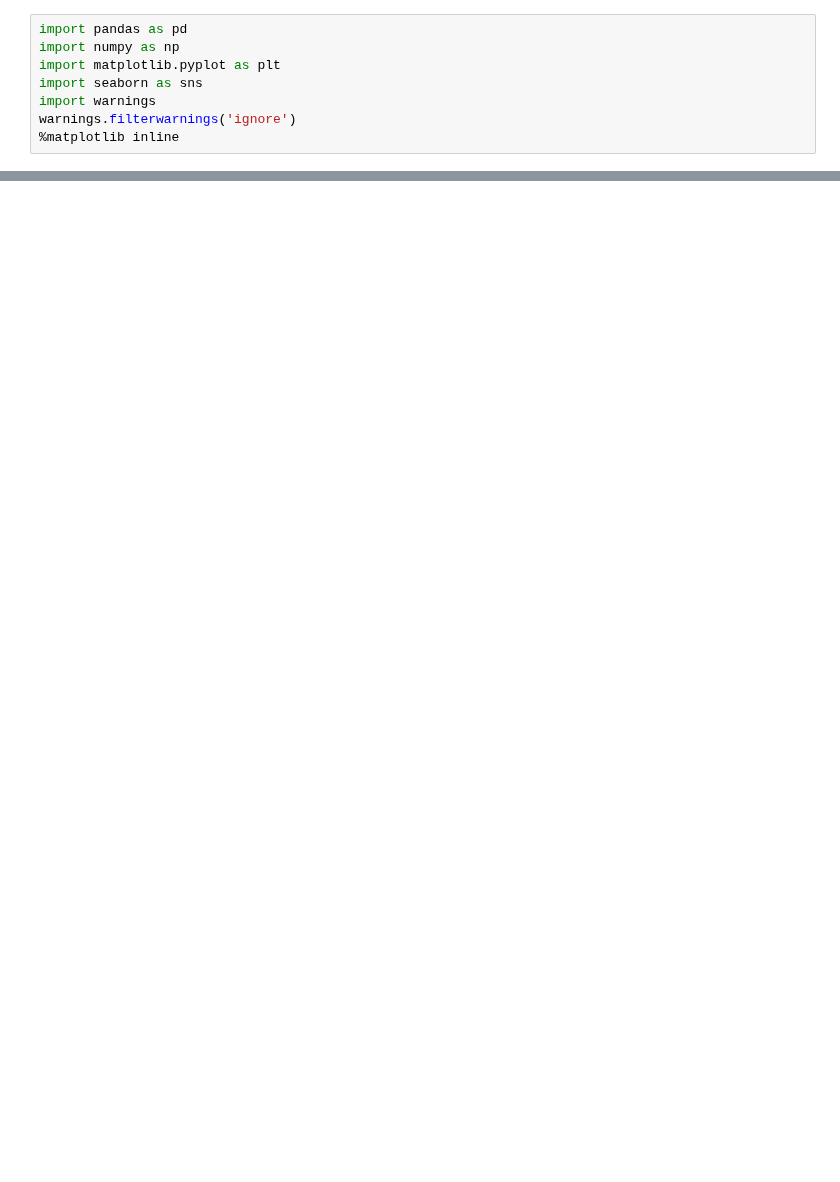
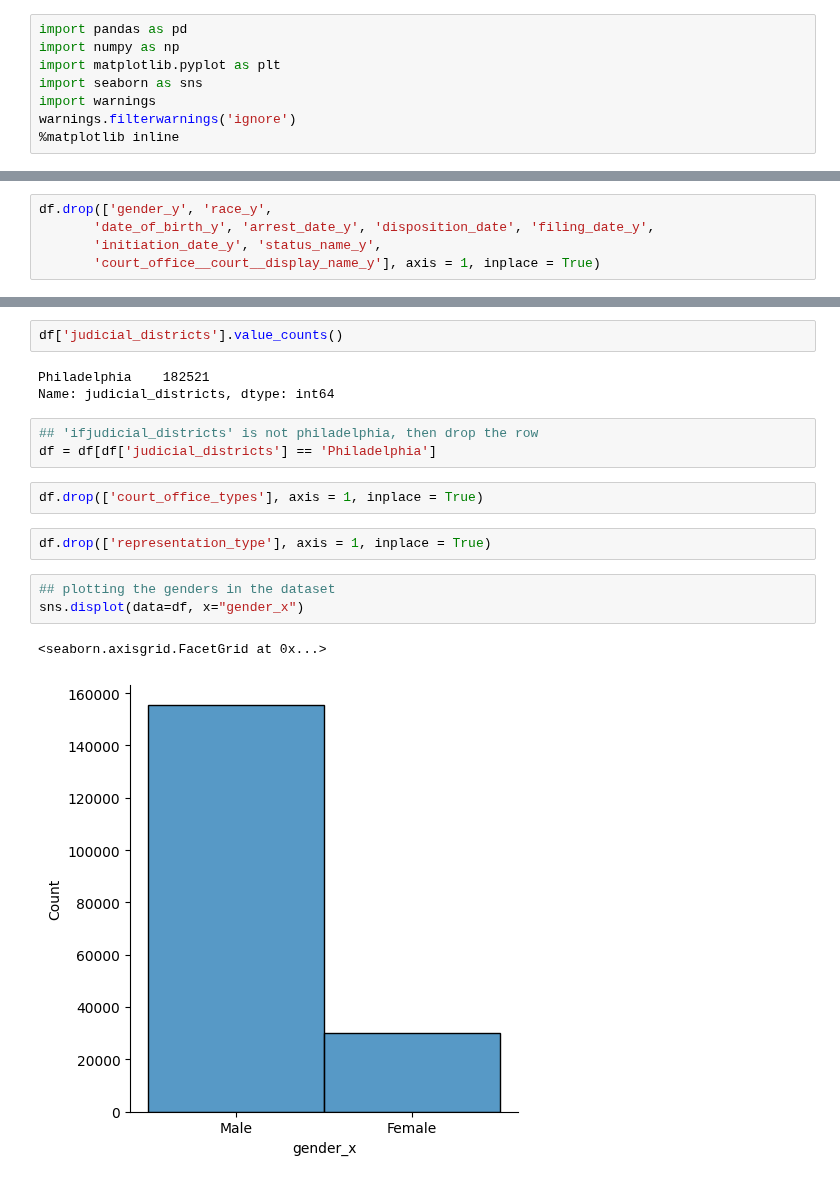
Before and after one commit to ris3abh/Sentencing-prediction-on-docket-data, a Jupyter notebook: data_preprocessing_for_models/data_preprocessing.ipynb, the cells around one changed output, grey strips where cells are left out. Drawn from its saved outputs; the diff is of its cells as text; blank space fills up the shorter version.

```diff
--- a/data_preprocessing_for_models/data_preprocessing.ipynb
+++ b/data_preprocessing_for_models/data_preprocessing.ipynb
@@ -41,0 +52,5 @@ Index(['Unnamed: 0', 'docket_id', 'description', 'statute_description',
+# %%
+df.drop(['gender_y', 'race_y',
+       'date_of_birth_y', 'arrest_date_y', 'disposition_date', 'filing_date_y',
+       'initiation_date_y', 'status_name_y',
+       'court_office__court__display_name_y'], axis = 1, inplace = True)
@@ -41,0 +68,18 @@ Index(['Unnamed: 0', 'docket_id', 'description', 'statute_description',
+# %%
+df['judicial_districts'].value_counts()
+# %% [output]
+Philadelphia    182521
+Name: judicial_districts, dtype: int64
+# %%
+## 'ifjudicial_districts' is not philadelphia, then drop the row
+df = df[df['judicial_districts'] == 'Philadelphia']
+# %%
+df.drop(['court_office_types'], axis = 1, inplace = True)
+# %%
+df.drop(['representation_type'], axis = 1, inplace = True)
+# %%
+## plotting the genders in the dataset
+sns.displot(data=df, x="gender_x")
+# %% [output]
+<seaborn.axisgrid.FacetGrid at 0x...>
+[figure, added]
```
Also changed, not shown: parts of 16 cells of this notebook.
